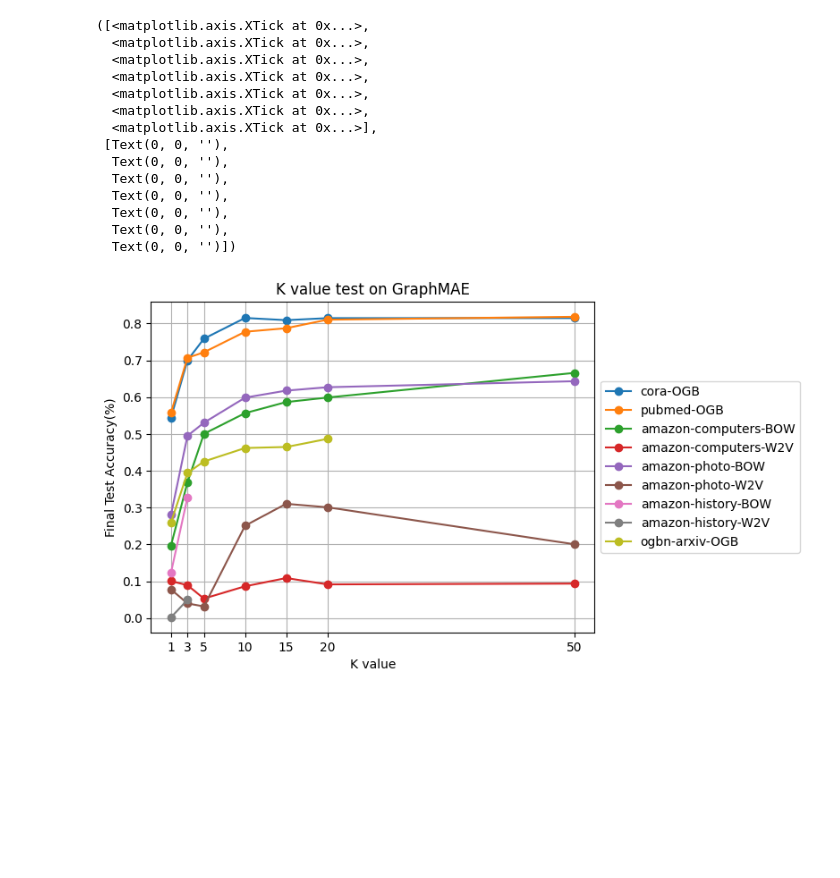
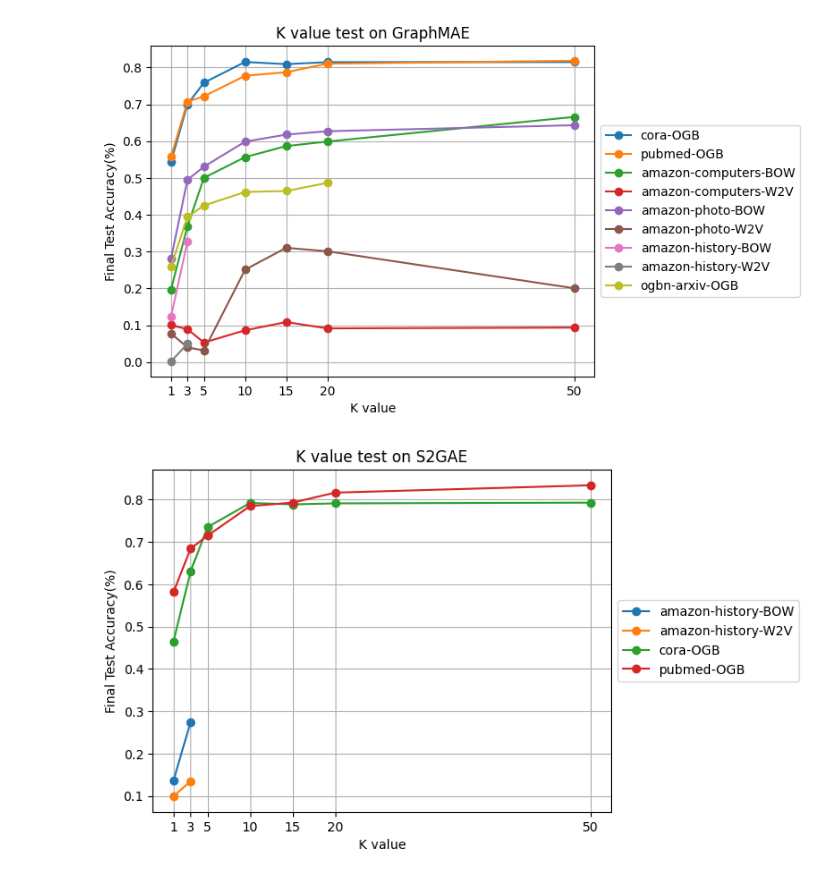
Before and after one commit to FanDongzhe/LLMs-with-GSSL, a Jupyter notebook: analysize.ipynb, the cells around one changed output. Saved outputs shown, nothing was run; the diff lists cells and outputs as text; code cells hidden in the pictures; blank space fills up the shorter version.

```diff
--- a/analysize.ipynb
+++ b/analysize.ipynb
@@ -20,41 +20,28 @@ def get_final_acc(df):
 df=get_final_acc(df)
 # %%
 
-fig, ax = plt.subplots()
 
-method='GraphMAE'
 x=k_value_list
+for method in df.method.unique():
+    fig, ax = plt.subplots()
 
-for dataset in df['dataset'].unique():
-    for feature_type in df['feature_type'].unique():
-        row=df[(df.method==method) & (df.dataset==dataset) &(df.feature_type==feature_type)]
+    for dataset in df['dataset'].unique():
+        for feature_type in df['feature_type'].unique():
+            row=df[(df.method==method) & (df.dataset==dataset) &(df.feature_type==feature_type)]
 
-        for i in range(len(row)):
-            y=row.loc[:,'1':'50'].to_numpy()[0]
-            y[y == 0] = np.nan
-            ax.plot(x,y,'-o',label=f"{dataset.lower()}-{feature_type.upper()}")
+            for i in range(len(row)):
+                y=row.loc[:,'1':'50'].to_numpy()[0]
+                y[y == 0] = np.nan
+                ax.plot(x,y,'-o',label=f"{dataset.lower()}-{feature_type.upper()}")
 
-ax.legend()
+    ax.legend()
 
-ax.legend(loc='center left', bbox_to_anchor=(1, 0.5))
-ax.grid()
-ax.set_ylabel("Final Test Accuracy(%)")
-ax.set_xlabel("K value")
-ax.set_title(f'K value test on {method}')
-plt.xticks(k_value_list)
+    ax.legend(loc='center left', bbox_to_anchor=(1, 0.5))
+    ax.grid()
+    ax.set_ylabel("Final Test Accuracy(%)")
+    ax.set_xlabel("K value")
+    ax.set_title(f'K value test on {method}')
+    plt.xticks(k_value_list)
 # %% [output]
-([<matplotlib.axis.XTick at 0x...>,
-  <matplotlib.axis.XTick at 0x...>,
-  <matplotlib.axis.XTick at 0x...>,
-  <matplotlib.axis.XTick at 0x...>,
-  <matplotlib.axis.XTick at 0x...>,
-  <matplotlib.axis.XTick at 0x...>,
-  <matplotlib.axis.XTick at 0x...>],
- [Text(0, 0, ''),
-  Text(0, 0, ''),
-  Text(0, 0, ''),
-  Text(0, 0, ''),
-  Text(0, 0, ''),
-  Text(0, 0, ''),
-  Text(0, 0, '')])
 [figure]
+[figure, added]
```
Also changed, not shown: parts of 1 cell of this notebook, 7 other files.
